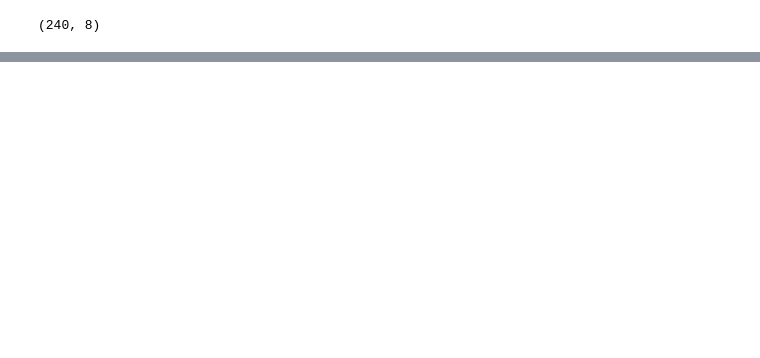
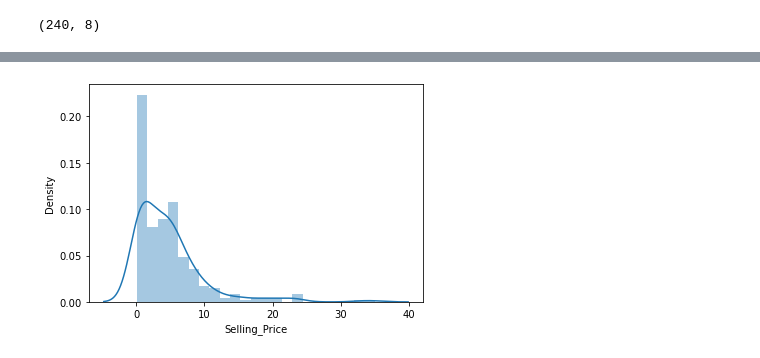
Before and after one commit to Galdina/OneDayProjects, a Jupyter notebook: CarPricePred/car-price-prediction.ipynb, the cells around one changed output, grey strips where cells are left out. Saved outputs shown, nothing was run; the diff lists cells and outputs as text; code cells hidden in the pictures; blank space fills up the shorter version.

```diff
--- a/CarPricePred/car-price-prediction.ipynb
+++ b/CarPricePred/car-price-prediction.ipynb
@@ -283,0 +370,8 @@ plt.scatter(predictions, y_test)
+# %%
+#normalization
+norm = cars.dropna(axis=0)
+sns.distplot(norm["Selling_Price"])
+q = norm["Selling_Price"].quantile(0.999)
+df1 = norm[norm["Selling_Price"]<q]
+# %% [output]
+[figure, added]
```
Also changed, not shown: parts of 29 cells of this notebook.
